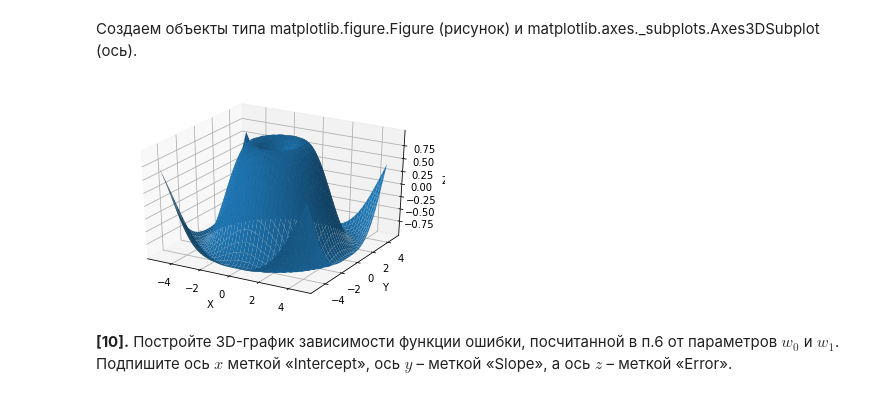
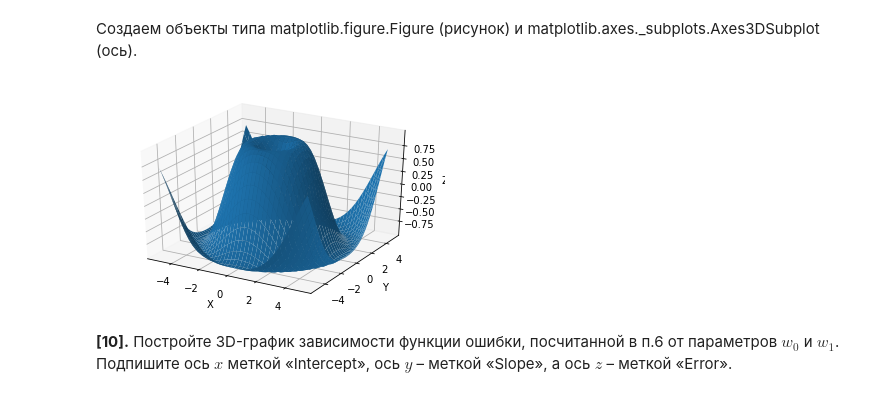
Before and after one commit to 0708pasha/ML_YANDEX, a Jupyter notebook: 2 course/1 week/ДЗ/Task_1.ipynb, the cells around one changed output. Drawn from its saved outputs; the diff is of its cells as text; code cells hidden in the pictures.

```diff
--- a/2 course/1 week/ДЗ/Task_1.ipynb
+++ b/2 course/1 week/ДЗ/Task_1.ipynb
@@ -187,24 +187,24 @@ from mpl_toolkits.mplot3d import Axes3D
 # %%
 fig = plt.figure()
 ax = fig.gca(projection='3d') # get current axis
 
 # Создаем массивы NumPy с координатами точек по осям X и У.
 # Используем метод meshgrid, при котором по векторам координат
 # создается матрица координат. Задаем нужную функцию Z(x, y).
-X = np.arange(-5, 5, 0.25)
-Y = np.arange(-5, 5, 0.25)
+X = np.linspace(-5, 5, 40)
+Y = np.linspace(-5, 5,40)
 X, Y = np.meshgrid(X, Y)
 Z = np.sin(np.sqrt(X**2 + Y**2))
 
 # Наконец, используем метод *plot_surface* объекта
 # типа Axes3DSubplot. Также подписываем оси.
 surf = ax.plot_surface(X, Y, Z)
 ax.set_xlabel('X')
 ax.set_ylabel('Y')
 ax.set_zlabel('Z')
 plt.show()
 # %% [output]
-[figure, old version]
+[figure, new version]
 # %% [markdown]
 **[10].** Постройте 3D-график зависимости функции ошибки, посчитанной в п.6 от параметров $w_0$ и $w_1$. Подпишите ось $x$ меткой «Intercept», ось $y$ – меткой «Slope», a ось $z$ – меткой «Error».
 # %%
```
Also changed, not shown: parts of 9 cells of this notebook.
